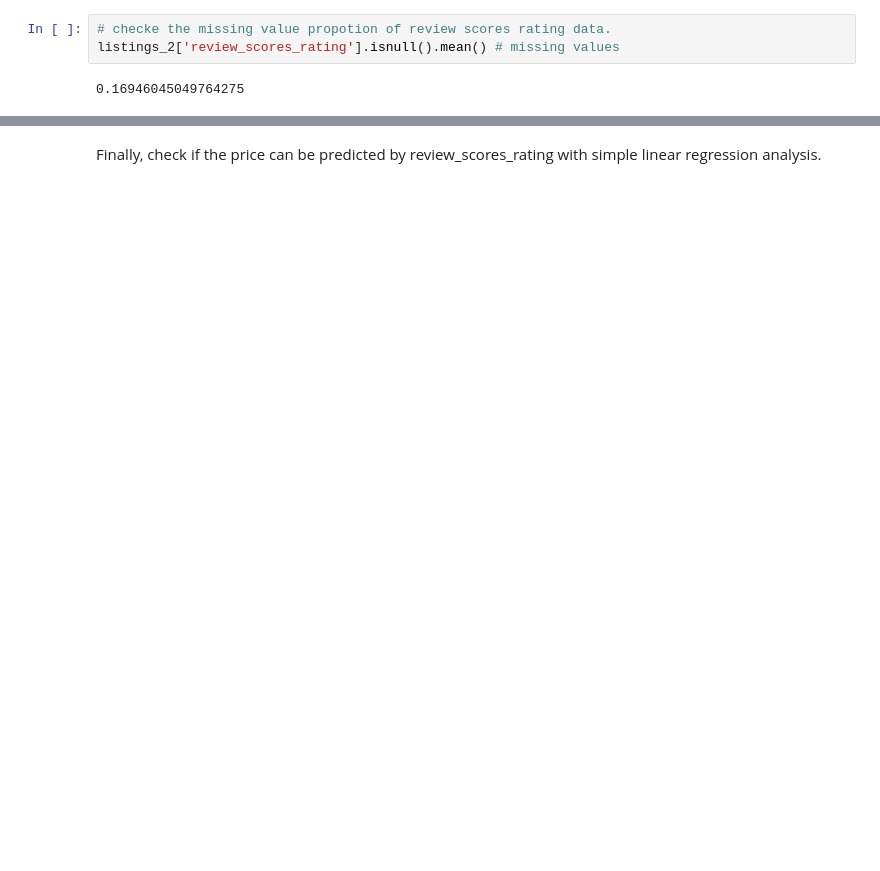
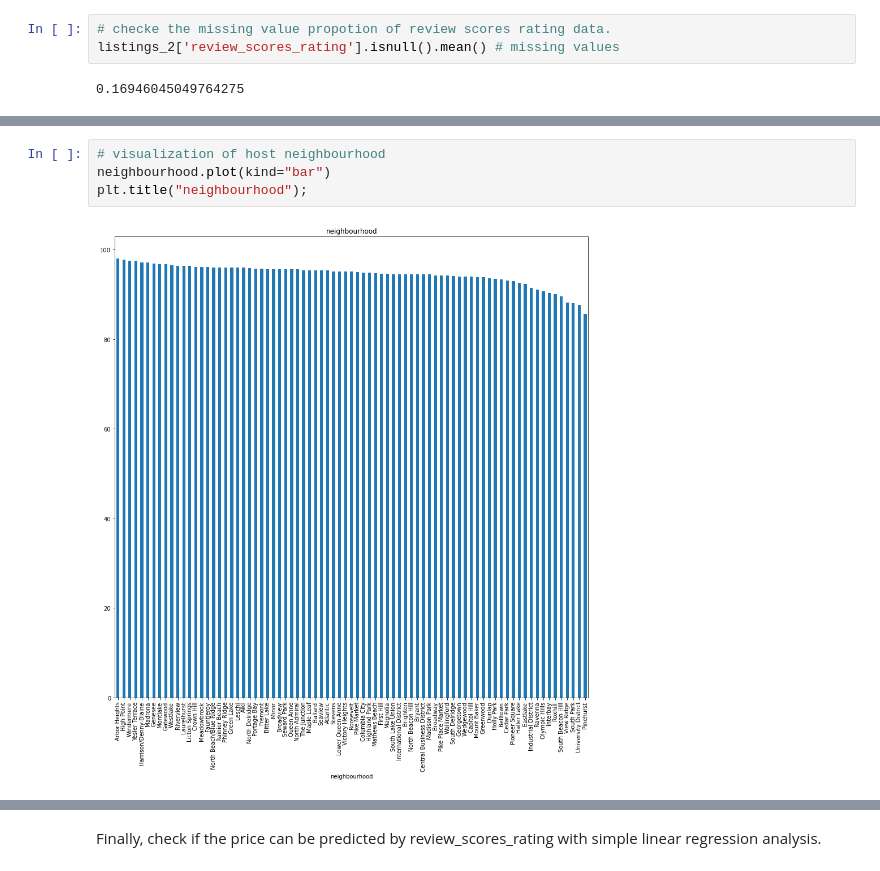
Before and after one commit to unoszte0291/seattle_airbnb_data, a Jupyter notebook: Write A Data Science Blog Post.ipynb, the cells around one changed output, grey strips where cells are left out. Cells and saved outputs as stored; diff of their text form; blank space fills up the shorter version.

```diff
--- a/Write A Data Science Blog Post.ipynb
+++ b/Write A Data Science Blog Post.ipynb
@@ -372,0 +391,6 @@ And you can imagine what type of accommodation is highly rated.
+# %%
+# visualization of host neighbourhood
+neighbourhood.plot(kind="bar")
+plt.title("neighbourhood");
+# %% [output]
+[figure, added]
```
Also changed, not shown: parts of 24 cells of this notebook.
